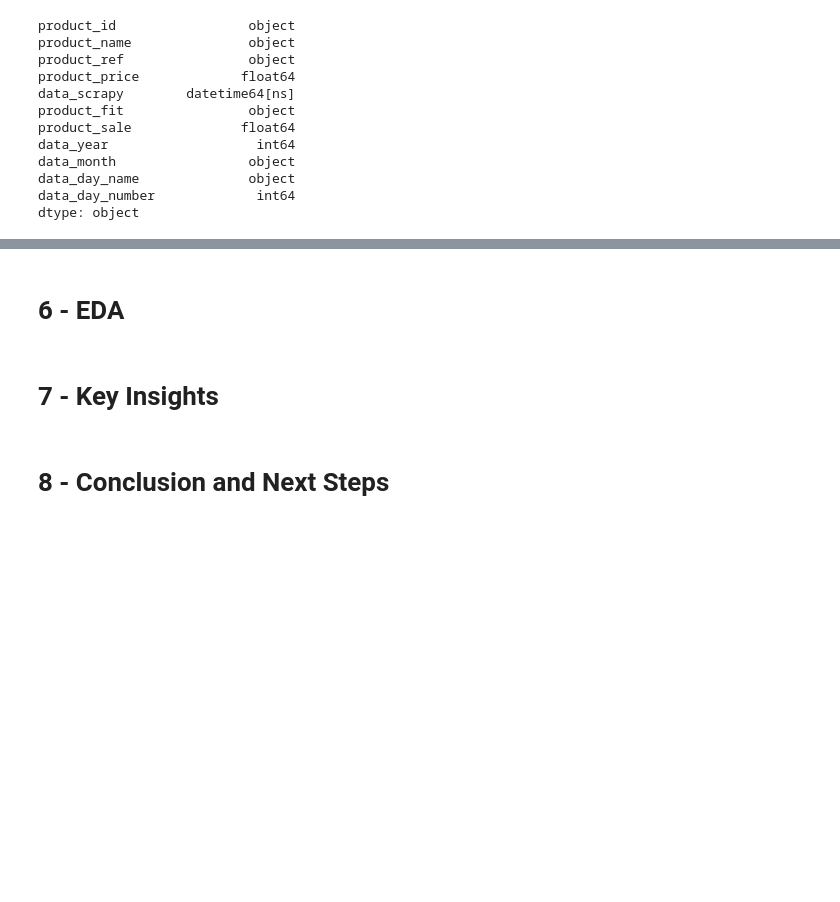
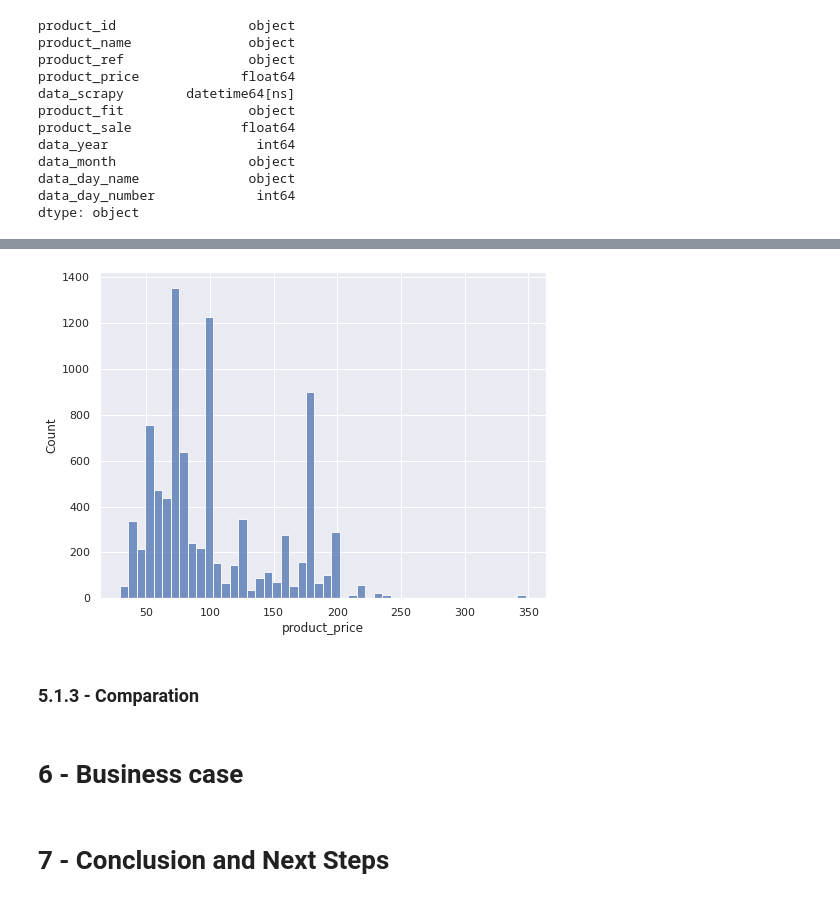
Before and after one commit to Mat004/Web-Scraping-Star-Jeans, a Jupyter notebook: p02_webscraping.ipynb, the cells around one changed output, grey strips where cells are left out. Drawn from its saved outputs; the diff is of its cells as text; code cells hidden in the pictures; blank space fills up the shorter version.

```diff
--- a/p02_webscraping.ipynb
+++ b/p02_webscraping.ipynb
@@ -568,0 +595,4 @@ describe(data_macys)
+# %%
+data_hist(data_macys, 'product_price')
+# %% [output]
+[figure, added]
@@ -569,6 +607,6 @@ describe(data_macys)
+# %% [markdown]
+### 5.1.3 - Comparation
 # %% [markdown]
-# 6 - EDA
+# 6 - Business case
-# %% [markdown]
-# 7 - Key Insights
 # %% [markdown]
-# 8 - Conclusion and Next Steps
+# 7 - Conclusion and Next Steps
```
Also changed, not shown: parts of 18 cells of this notebook.
